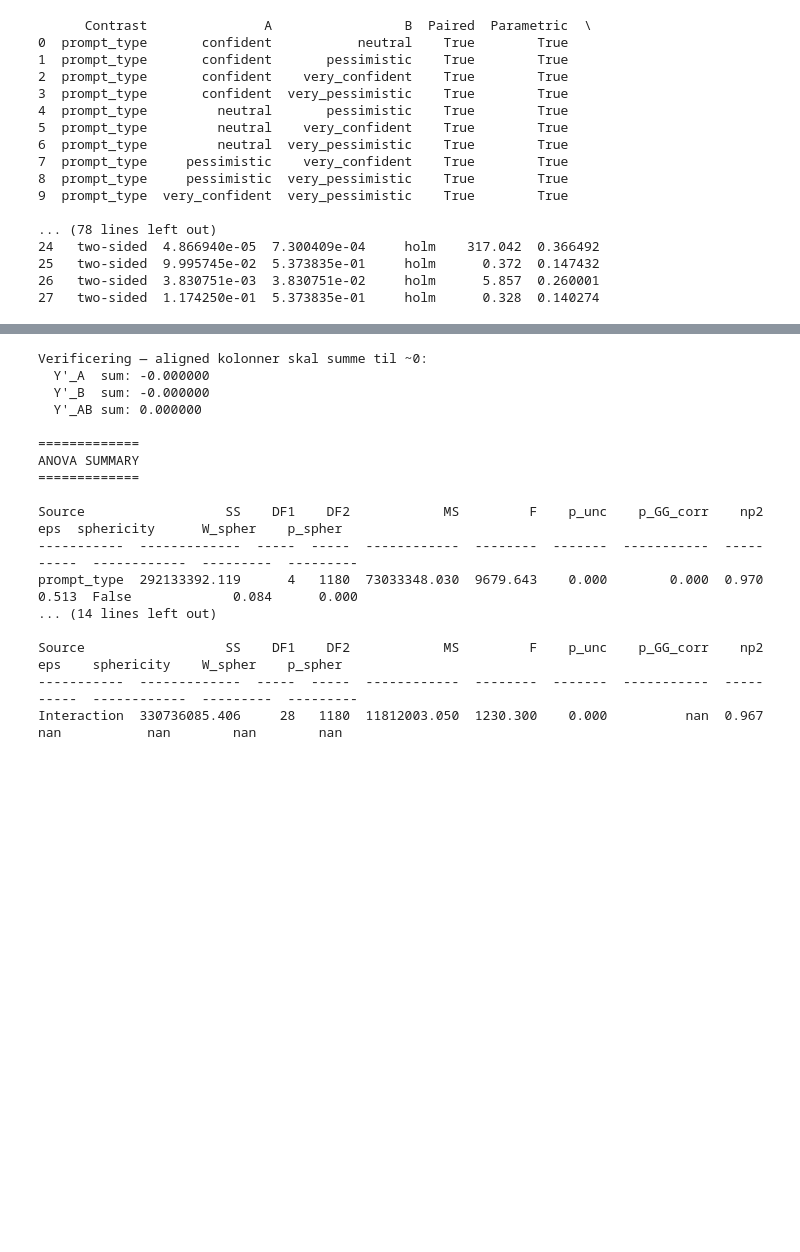
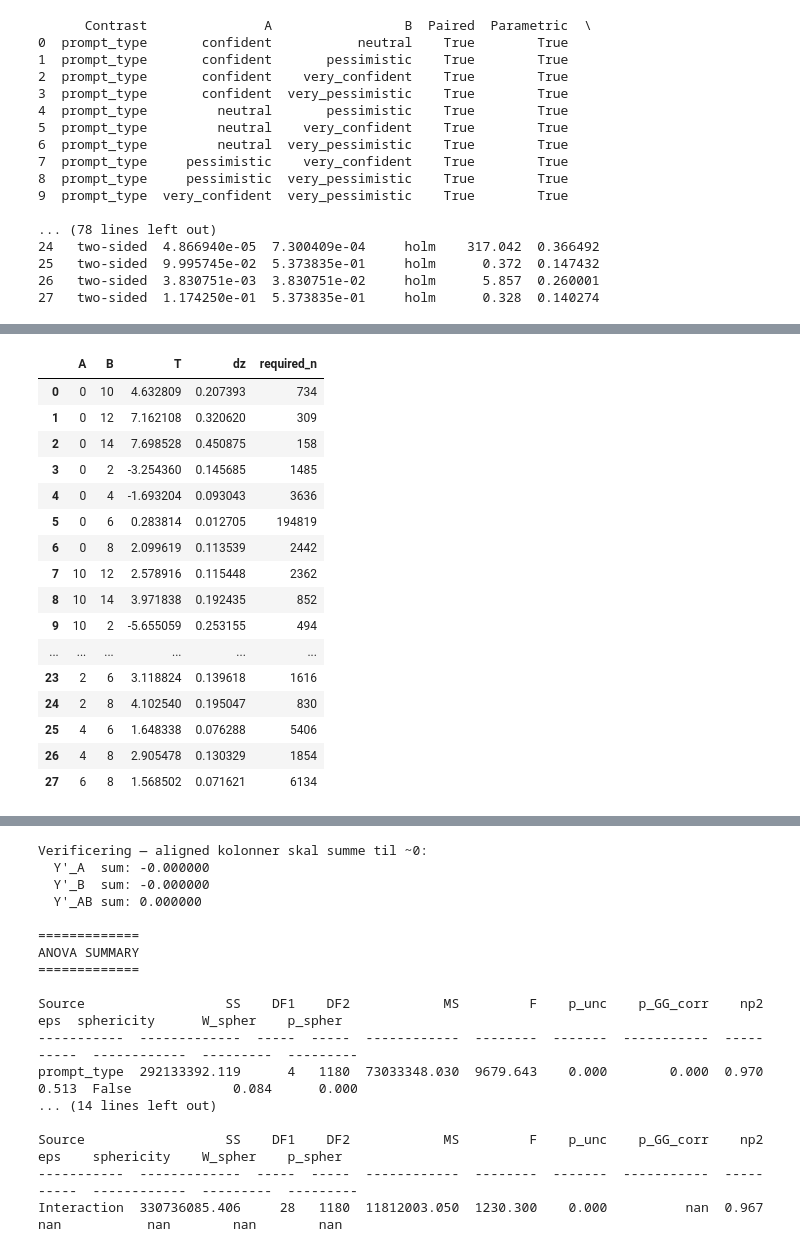
Before and after one commit to nebsen123/Prompt-bias-in-AI-grading, a Jupyter notebook: AI-Grader-ART_ANOVA.ipynb, the cells around one changed output, grey strips where cells are left out. Drawn from its saved outputs; the diff is of its cells as text; code cells hidden in the pictures; blank space fills up the shorter version.

```diff
--- a/AI-Grader-ART_ANOVA.ipynb
+++ b/AI-Grader-ART_ANOVA.ipynb
@@ -568,7 +566,7 @@ Interaction  354642463.716     28   1180  12665802.276  1460.614    0.000
 # Post-hoc tests between prompts
 # Since prompt_type is a repeated-measures factor, comparisons between prompts should be paired t-tests with holm-correction.
 
-posthoc_prompts = pg.pairwise_tests(
+posthoc_sign_prompts = pg.pairwise_tests(
     data=df_art,
     dv="ai_error",
     within="prompt_type",
@@ -578,9 +576,9 @@ posthoc_prompts = pg.pairwise_tests(
     effsize="hedges"
 )
 
-print(posthoc_prompts)
+print(posthoc_sign_prompts)
 
-posthoc_true_mistakes = pg.pairwise_tests(
+posthoc_sign_true_mistakes = pg.pairwise_tests(
     data=df_art,
     dv="ai_error",
     between="true_mistakes",
@@ -589,7 +587,7 @@ posthoc_true_mistakes = pg.pairwise_tests(
     padjust="holm",
     effsize="hedges"
 )
-print(posthoc_true_mistakes)
+print(posthoc_sign_true_mistakes)
 # %% [output]
       Contrast               A                 B  Paired  Parametric  \
 0  prompt_type       confident           neutral    True        True
@@ -608,3 +606,61 @@ print(posthoc_true_mistakes)
 25   two-sided  9.995745e-02  5.373835e-01     holm      0.372  0.147432
 26   two-sided  3.830751e-03  3.830751e-02     holm      5.857  0.260001
 27   two-sided  1.174250e-01  5.373835e-01     holm      0.328  0.140274
+# %%
+# Bonferroni-korrektion for 10 sammenligninger
+alpha_corrected = 0.05 / 10
+
+results = posthoc_sign_prompts.copy()
+# Cohen's dz fra paired t-test
+results["dz"] = (
+    results["T"].abs()
+    / np.sqrt(results["dof"] + 1)
+)
+
+# Beregn nødvendigt antal par / answer sheets
+results["required_n"] = results["dz"].apply(
+    lambda dz: np.ceil(
+        pg.power_ttest(
+            d=dz,
+            n=None,
+            power=0.80,
+            alpha=alpha_corrected,
+            contrast="paired",
+            alternative="two-sided"
+            ))).astype(int)
+
+display(results[["A", "B", "T", "dz", "required_n"]])
+
+alpha_corrected2=0.05/28
+results2=posthoc_sign_true_mistakes.copy()
+
+results2["dz"] = (
+    results2["T"].abs()
+    / np.sqrt(results2["dof"] + 1)
+)
+
+# Beregn nødvendigt antal par / answer sheets
+results2["required_n"] = results2["dz"].apply(
+    lambda dz: np.ceil(
+        pg.power_ttest(
+            d=dz,
+            n=None,
+            power=0.80,
+            alpha=alpha_corrected2,
+            contrast="two-samples",
+            alternative="two-sided"
+            ))).astype(int)
+
+display(results2[["A", "B", "T", "dz", "required_n"]])
+
+
+print(
+    "Maximum required answer sheets:",
+    results["required_n"].max()
+)
+
+print(
+    "Maximum required answer sheets:",
+    results2["required_n"].max()
+)
+# %% [output]
@@ -610,0 +678,17 @@ print(posthoc_true_mistakes)
+|  | A | B | T | dz | required_n |
+| 0 | 0 | 10 | 4.632809 | 0.207393 | 734 |
+| 1 | 0 | 12 | 7.162108 | 0.320620 | 309 |
+| 2 | 0 | 14 | 7.698528 | 0.450875 | 158 |
+| 3 | 0 | 2 | -3.254360 | 0.145685 | 1485 |
+| 4 | 0 | 4 | -1.693204 | 0.093043 | 3636 |
+| 5 | 0 | 6 | 0.283814 | 0.012705 | 194819 |
+| 6 | 0 | 8 | 2.099619 | 0.113539 | 2442 |
+| 7 | 10 | 12 | 2.578916 | 0.115448 | 2362 |
+| 8 | 10 | 14 | 3.971838 | 0.192435 | 852 |
+| 9 | 10 | 2 | -5.655059 | 0.253155 | 494 |
+| ... | ... | ... | ... | ... | ... |
+| 23 | 2 | 6 | 3.118824 | 0.139618 | 1616 |
+| 24 | 2 | 8 | 4.102540 | 0.195047 | 830 |
+| 25 | 4 | 6 | 1.648338 | 0.076288 | 5406 |
+| 26 | 4 | 8 | 2.905478 | 0.130329 | 1854 |
+| 27 | 6 | 8 | 1.568502 | 0.071621 | 6134 |
```
Also changed, not shown: parts of 10 cells of this notebook.
